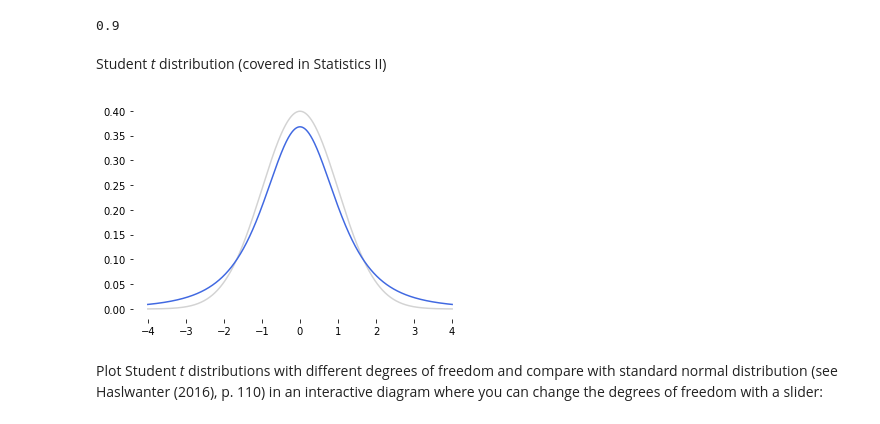
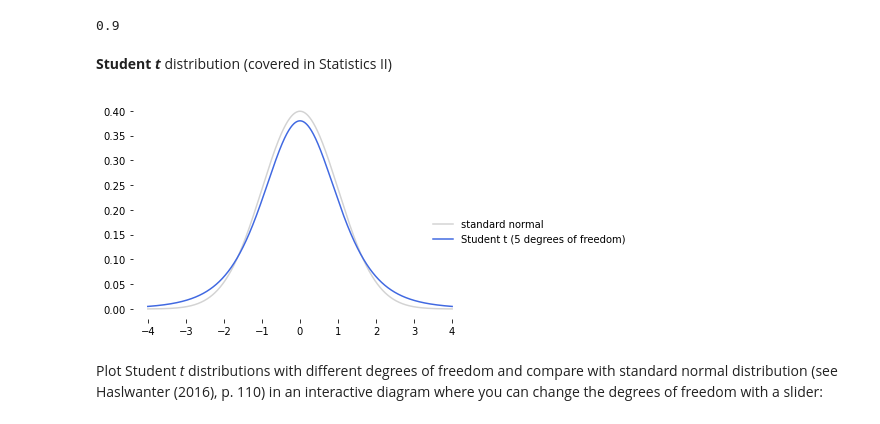
Before and after one commit to luc-hens/luc-hens.github.io, a Jupyter notebook: Statistics-I-using-Python.ipynb, the cells around one changed output. Cells and saved outputs as stored; diff of their text form; code cells hidden in the pictures.

```diff
--- a/Statistics-I-using-Python.ipynb
+++ b/Statistics-I-using-Python.ipynb
@@ -792,20 +800,23 @@ uniform.cdf(0.9)
 # %% [output]
 0.9
 # %% [markdown]
-Student *t* distribution (covered in Statistics II)
+**Student *t*** distribution (covered in Statistics II)
 # %%
 import numpy as np
 import matplotlib.pyplot as plt
 from scipy.stats import t
+dof = 5   # degrees of freedom of Student t distribution
 # x-axis ranges from -4 and 4 with .001 steps:
 x = np.arange(-4, 4, 0.001)
 plt.figure()
 plt.box(False)
-plt.plot(x, norm.pdf(x,0,1 ), color="lightgrey")   # plot the standard normal curve as a benchmark
-plt.plot(x, t.pdf(x, 3)     , color="royalblue")   # the second argument is the degrees of freedom
+plt.plot(x, norm.pdf(x,0,1 ), color="lightgrey")     # plot the standard normal curve as a benchmark
+plt.plot(x, t.pdf(x, dof)     , color="royalblue")   # the second argument is the degrees of freedom
+plt.legend(["standard normal" , f"Student t ({dof} degrees of freedom)"], loc="upper right", bbox_to_anchor = (1.5,0.5), edgecolor="None")
+# plt.text(3.5,0.35, f"({dof} degrees of freedom)")
 plt.show()
 # %% [output]
-[figure, old version]
+[figure, new version]
 # %% [markdown]
 Plot Student *t* distributions with different degrees of freedom and compare with standard normal distribution (see Haslwanter (2016), p. 110) in an interactive diagram where you can change the degrees of freedom with a slider:
 # %%
```
Also changed, not shown: parts of 13 cells of this notebook, 1 other file.
